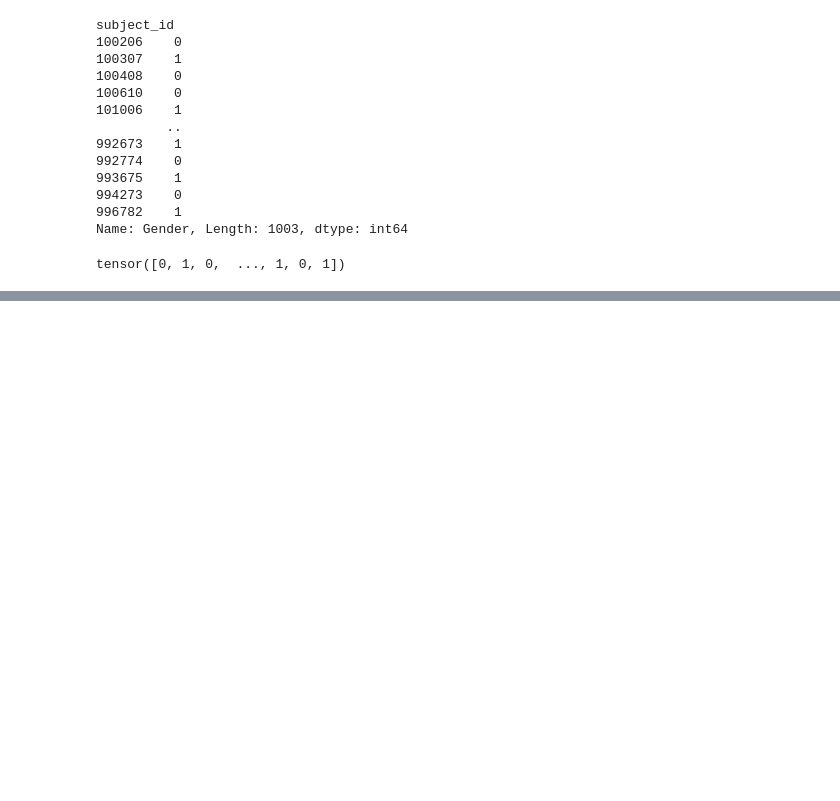
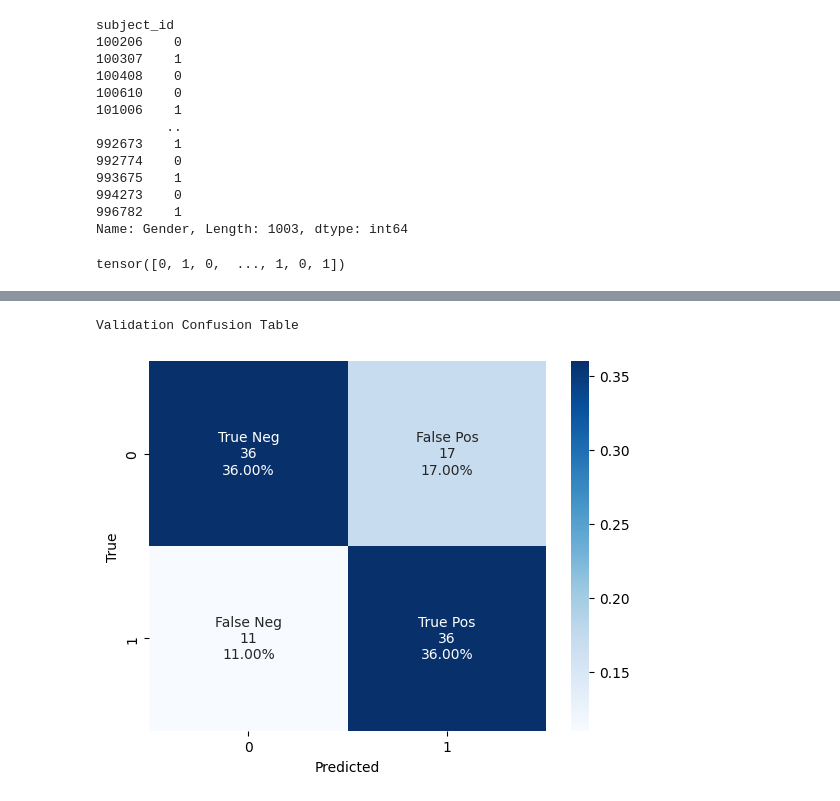
Before and after one commit to AndrewCheng02/DSC180B-Capstone-ProjectA09, a Jupyter notebook: Notebooks/Application/GNN.ipynb, the cells around one changed output, grey strips where cells are left out. Cells and saved outputs as stored; diff of their text form; code cells hidden in the pictures; blank space fills up the shorter version.

Commit message:
confusion tables GNN

```diff
--- a/Notebooks/Application/GNN.ipynb
+++ b/Notebooks/Application/GNN.ipynb
@@ -260,6 +255,30 @@ def eval(model, loader, device, loss_fn):
         tot += pred.shape[0]
         total_loss += loss_fn(out.squeeze().float(), y.float())
     return cor/tot, total_loss
+
+from sklearn.metrics import confusion_matrix, ConfusionMatrixDisplay
+def conf_m(model, loader, device):
+    model.eval()
+    predictions = []
+    labels = []
+    for d in loader:
+        with torch.no_grad():
+            out = model(d)
+            pred = (out.float() > 0.5).float()
+            predictions.append(pred.numpy())
+            labels.append(d['label'][0].numpy())
+    predictions = predictions
+    labels = labels
+    cm = confusion_matrix(labels, predictions)
+    cm_norm = cm/len(loader)
+    c_names = ['True Neg','False Pos','False Neg','True Pos']
+    c_counts = cm.flatten()
+    c_percentages = ["{0:.2%}".format(value) for value in cm_norm.flatten()]
+    labels = [f"{v1}\n{v2}\n{v3}" for v1, v2, v3 in zip(c_names,c_counts,c_percentages)]
+    labels = np.asarray(labels).reshape(2,2)
+    s = sn.heatmap(cm_norm, annot=labels, fmt='', cmap='Blues')
+    s.set(xlabel="Predicted", ylabel="True")
+    plt.show()
 # %%
 device = torch.device("cuda" if torch.cuda.is_available() else "cpu")
 hidden_dimmension = 30
@@ -307,0 +337,6 @@ Epoch: 10/10, Loss: 378.151, Avg Loss: 0.472, Train: 79.05%, Validation: 78.00%,
+# %%
+print("Validation Confusion Table")
+conf_m(model, val_loader, device)
+# %% [output]
+Validation Confusion Table
+[figure, added]
```
Also changed, not shown: parts of 13 cells of this notebook.
